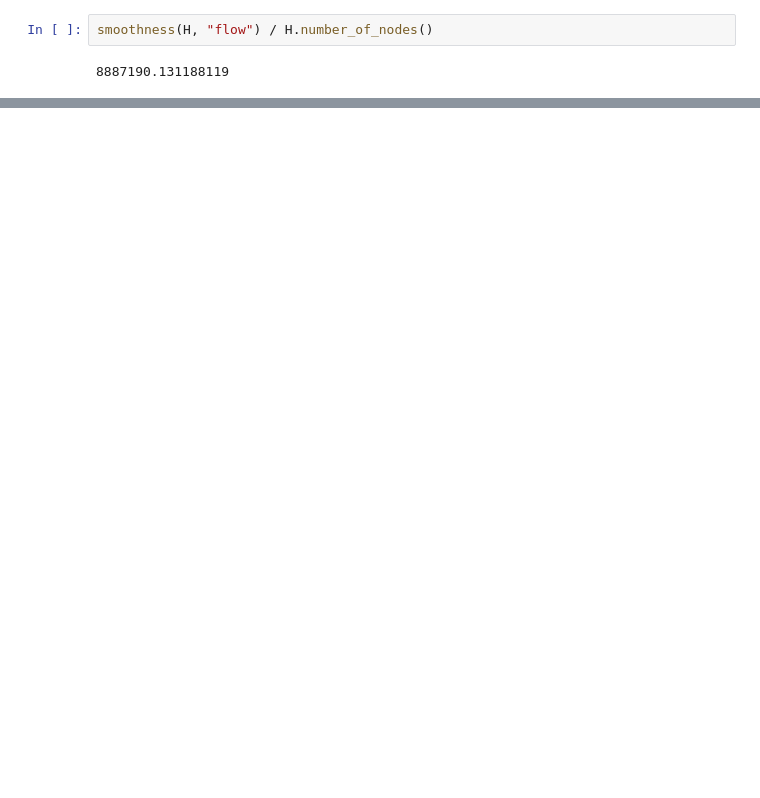
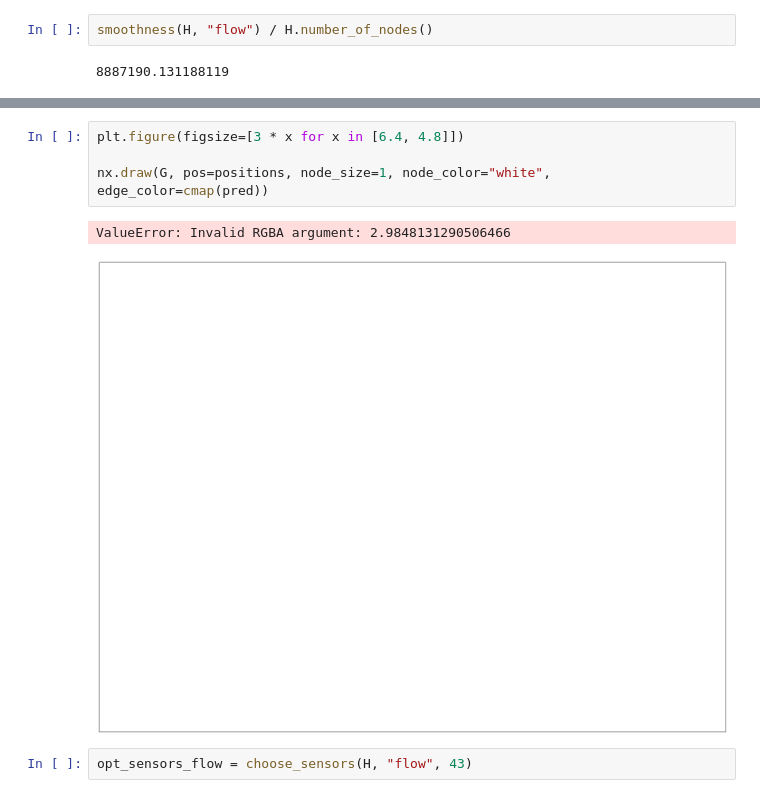
Before and after one commit to arnav-b/sensor-placement, a Jupyter notebook: processing.ipynb, the cells around one changed output, grey strips where cells are left out. Cells and saved outputs as stored; diff of their text form; blank space fills up the shorter version.

```diff
--- a/processing.ipynb
+++ b/processing.ipynb
@@ -375,0 +378,9 @@ G.number_of_nodes()
+# %%
+plt.figure(figsize=[3 * x for x in [6.4, 4.8]])
+
+nx.draw(G, pos=positions, node_size=1, node_color="white", edge_color=cmap(pred))
+# %% [output]
+ValueError: Invalid RGBA argument: 2.9848131290506466
+[figure, added]
+# %%
+opt_sensors_flow = choose_sensors(H, "flow", 43)
```
Also changed, not shown: parts of 6 cells of this notebook.
